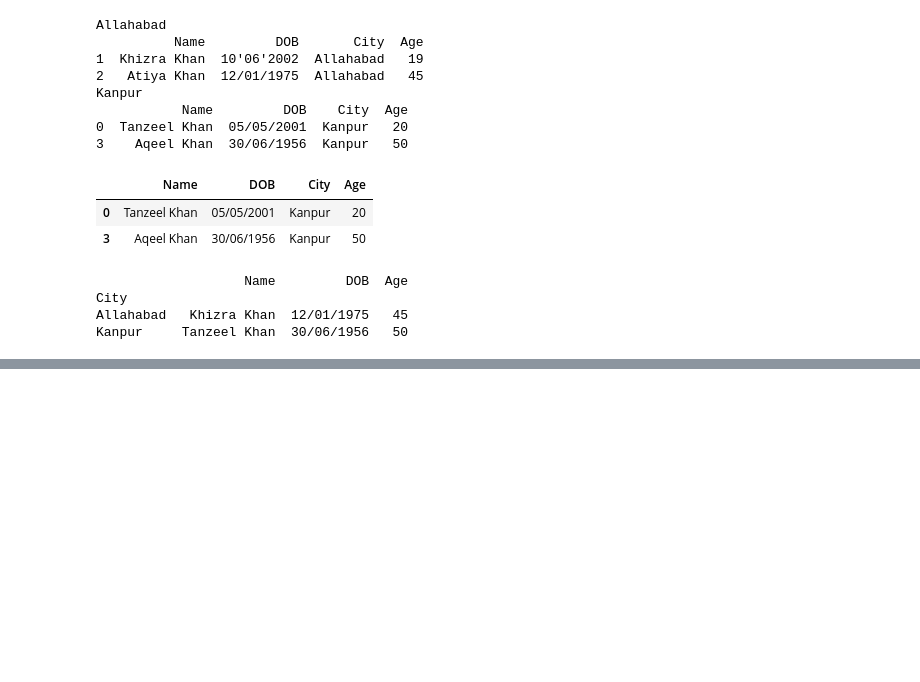
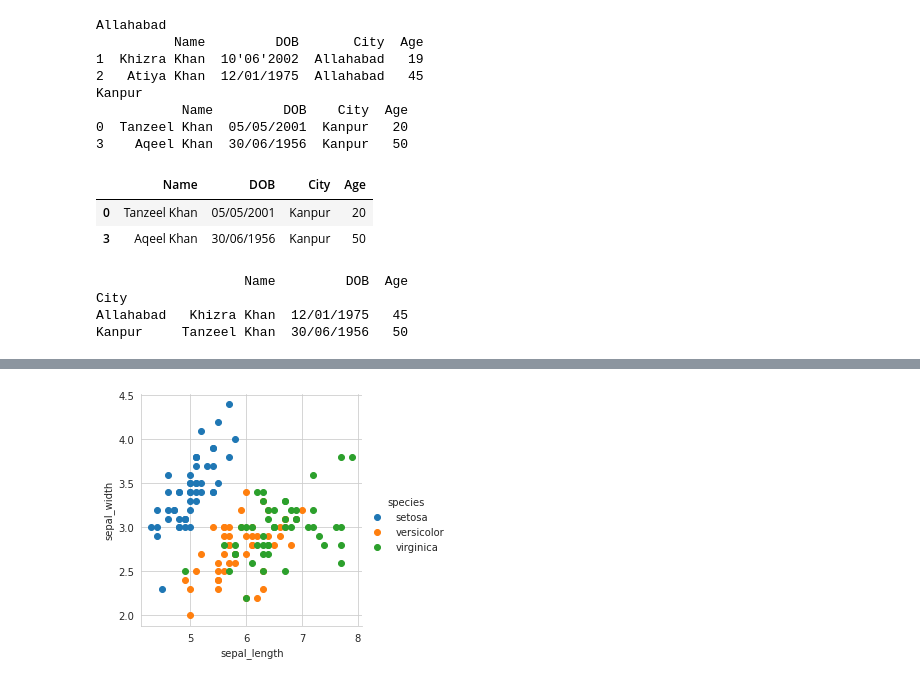
Before and after one commit to tanzeyl/Self-Study, a Jupyter notebook: Python_Practice.ipynb, the cells around one changed output, grey strips where cells are left out. Saved outputs shown, nothing was run; the diff lists cells and outputs as text; code cells hidden in the pictures; blank space fills up the shorter version.

```diff
--- a/Python_Practice.ipynb
+++ b/Python_Practice.ipynb
@@ -142,0 +135,7 @@ NameError: ignored
+# %%
+sns.set_style("whitegrid");
+sns.FacetGrid(data, hue="species", size=4) \
+ .map(plt.scatter, "sepal_length", "sepal_width") \
+ .add_legend();
+# %% [output]
+[figure, added]
```
Also changed, not shown: parts of 5 cells of this notebook.
